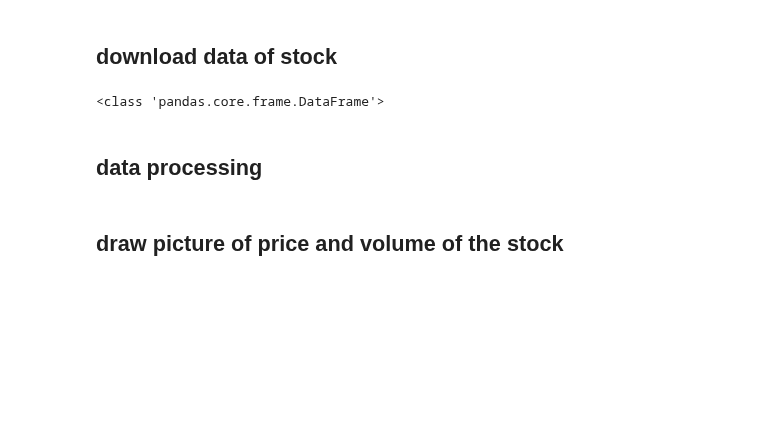
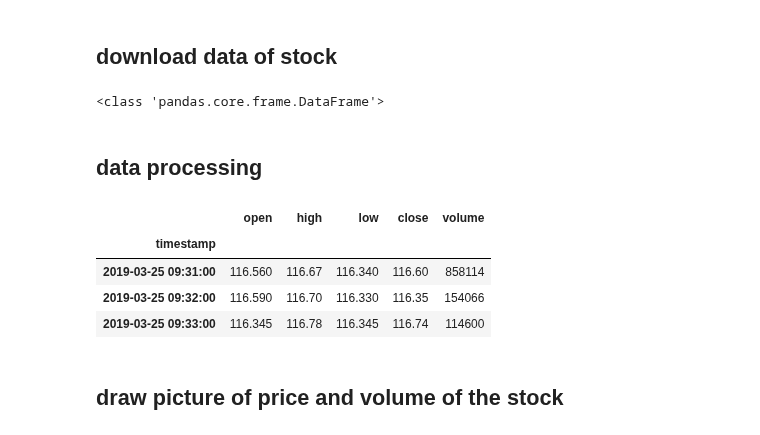
Before and after one commit to franklili3/Python-for-Finance-Engineering, a Jupyter notebook: homework1/GetStockAndChart.ipynb, the cells around one changed output. Saved outputs shown, nothing was run; the diff lists cells and outputs as text; code cells hidden in the pictures; blank space fills up the shorter version.

```diff
--- a/homework1/GetStockAndChart.ipynb
+++ b/homework1/GetStockAndChart.ipynb
@@ -71,3 +54,13 @@ history_data_MSFT_1min_volume_chart_date = history_data_MSFT_1min_volume[chart_d
+# %%
+chart_date = '2019-03-25'
+history_data_MSFT_1min_chart_date = history_data_MSFT_1min[chart_date]
+history_data_MSFT_1min_chart_date.head(3)
+# %% [output]
+|  | open | high | low | close | volume |
+| timestamp |  |  |  |  |  |
+| 2019-03-25 09:31:00 | 116.560 | 116.67 | 116.340 | 116.60 | 858114 |
+| 2019-03-25 09:32:00 | 116.590 | 116.70 | 116.330 | 116.35 | 154066 |
+| 2019-03-25 09:33:00 | 116.345 | 116.78 | 116.345 | 116.74 | 114600 |
 # %% [markdown]
 ## draw picture of price and volume of the stock
 # %%
```
Also changed, not shown: parts of 6 cells of this notebook, 12 other files.
